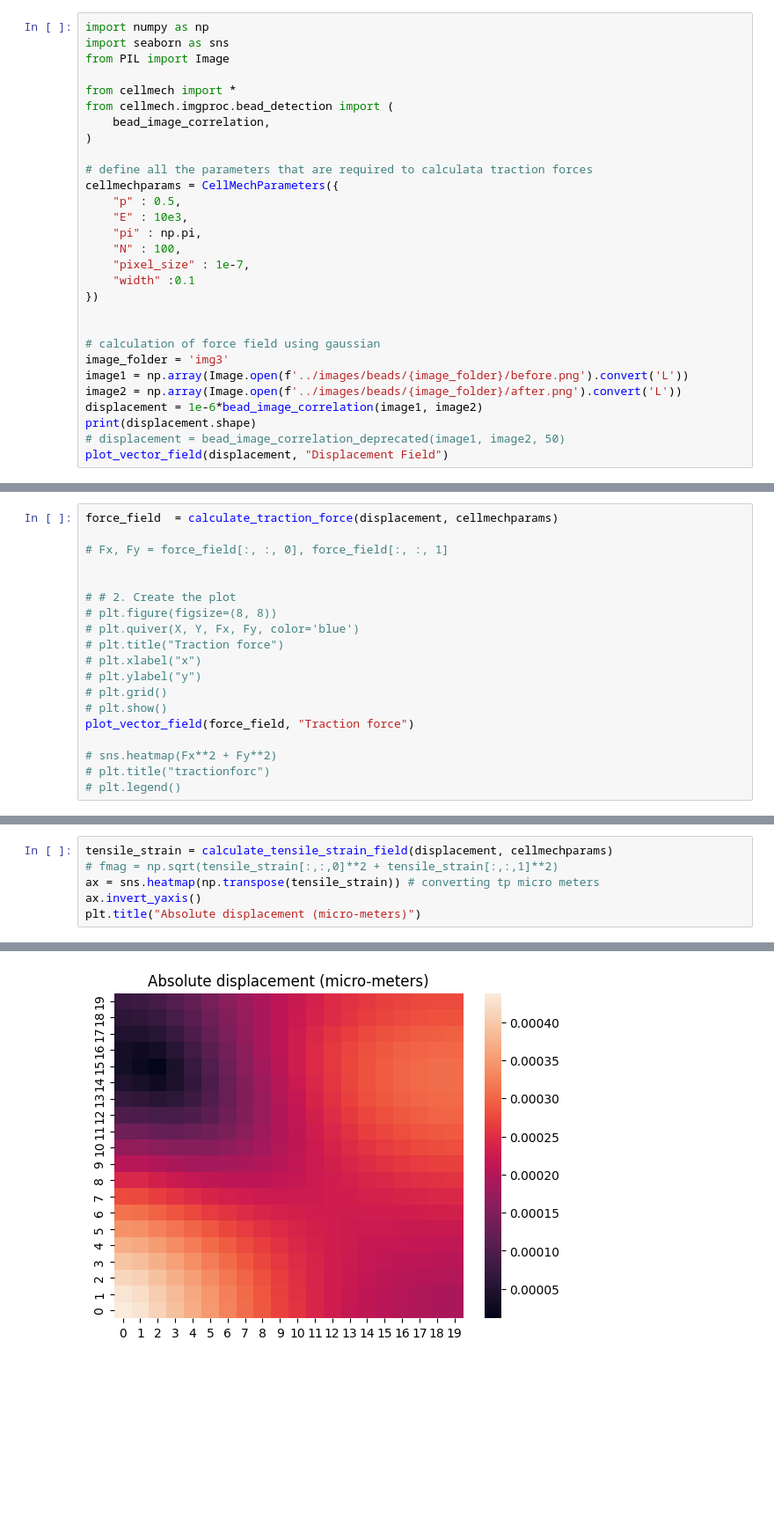
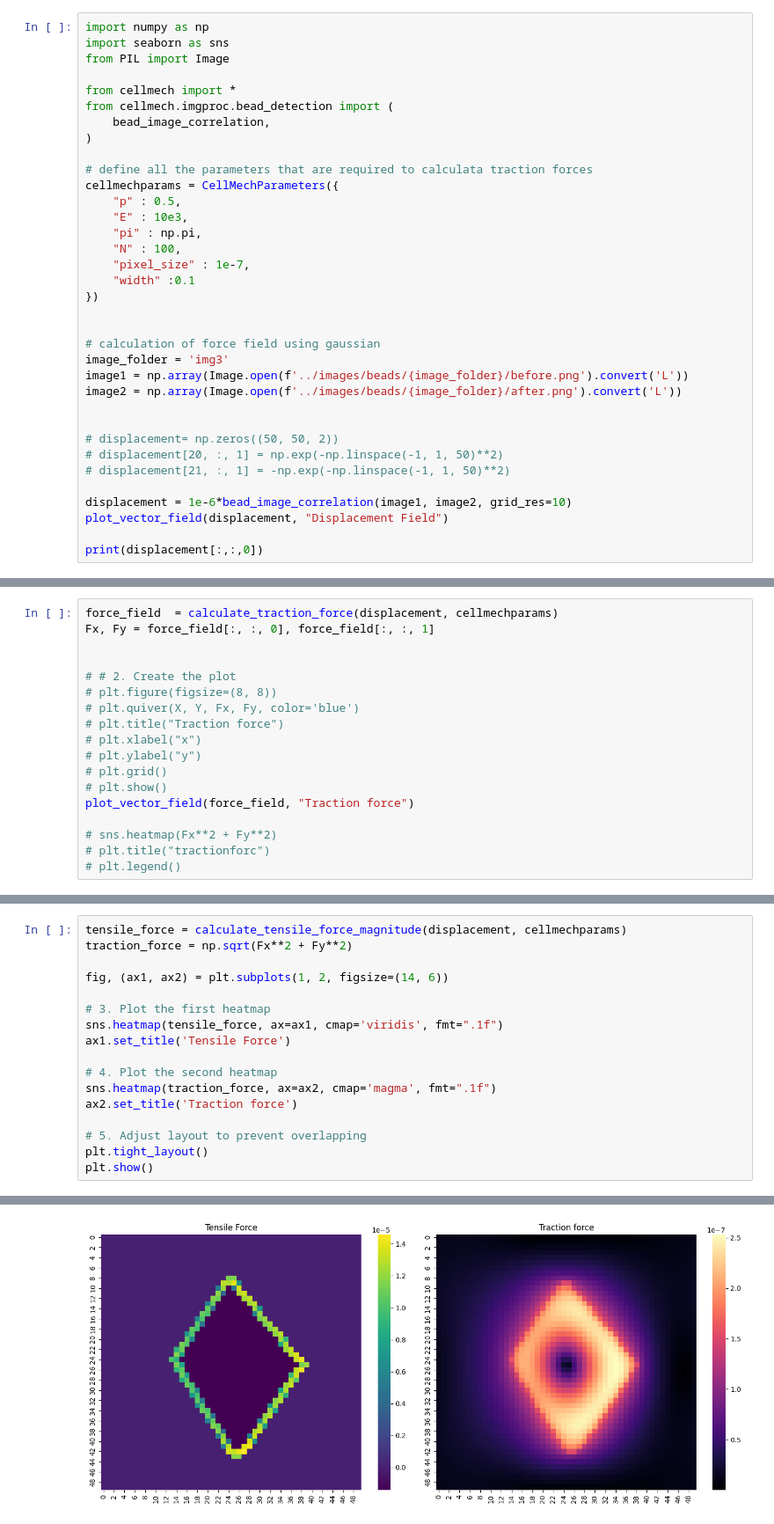
Before and after one commit to utksara/cellmech, a Jupyter notebook: examples/tractionforce.ipynb, the cells around one changed output, grey strips where cells are left out. Shown at 88% size. Drawn from its saved outputs; the diff is of its cells as text; blank space fills up the shorter version.

```diff
--- a/examples/tractionforce.ipynb
+++ b/examples/tractionforce.ipynb
@@ -23,8 +23,14 @@ cellmechparams = CellMechParameters({
 image_folder = 'img3'
 image1 = np.array(Image.open(f'../images/beads/{image_folder}/before.png').convert('L'))
 image2 = np.array(Image.open(f'../images/beads/{image_folder}/after.png').convert('L'))
-displacement = 1e-6*bead_image_correlation(image1, image2)
-print(displacement.shape)
-# displacement = bead_image_correlation_deprecated(image1, image2, 50)
+
+
+# displacement= np.zeros((50, 50, 2))
+# displacement[20, :, 1] = np.exp(-np.linspace(-1, 1, 50)**2)
+# displacement[21, :, 1] = -np.exp(-np.linspace(-1, 1, 50)**2)
+
+displacement = 1e-6*bead_image_correlation(image1, image2, grid_res=10)
 plot_vector_field(displacement, "Displacement Field")
+
+print(displacement[:,:,0])
 # %% [output]
@@ -32,7 +45,6 @@ TypeError: bead_image_correlation() got an unexpected keyword argument 'bead_res
 # %%
 force_field  = calculate_traction_force(displacement, cellmechparams)
-
-# Fx, Fy = force_field[:, :, 0], force_field[:, :, 1]
+Fx, Fy = force_field[:, :, 0], force_field[:, :, 1]
 
 
 # # 2. Create the plot
@@ -53,7 +65,18 @@ plot_vector_field(force_field, "Traction force")
 # %%
-tensile_strain = calculate_tensile_strain_field(displacement, cellmechparams)
-# fmag = np.sqrt(tensile_strain[:,:,0]**2 + tensile_strain[:,:,1]**2)
-ax = sns.heatmap(np.transpose(tensile_strain)) # converting tp micro meters
-ax.invert_yaxis()
-plt.title("Absolute displacement (micro-meters)")
+tensile_force = calculate_tensile_force_magnitude(displacement, cellmechparams)
+traction_force = np.sqrt(Fx**2 + Fy**2)
+
+fig, (ax1, ax2) = plt.subplots(1, 2, figsize=(14, 6))
+
+# 3. Plot the first heatmap
+sns.heatmap(tensile_force, ax=ax1, cmap='viridis', fmt=".1f")
+ax1.set_title('Tensile Force')
+
+# 4. Plot the second heatmap
+sns.heatmap(traction_force, ax=ax2, cmap='magma', fmt=".1f")
+ax2.set_title('Traction force')
+
+# 5. Adjust layout to prevent overlapping
+plt.tight_layout()
+plt.show()
 # %% [output]
@@ -61 +83 @@ Text(0.5, 1.0, 'Absolute displacement (micro-meters)')
-[figure, old version]
+[figure, new version]
```
Also changed, not shown: parts of 3 cells of this notebook, 13 other files.
